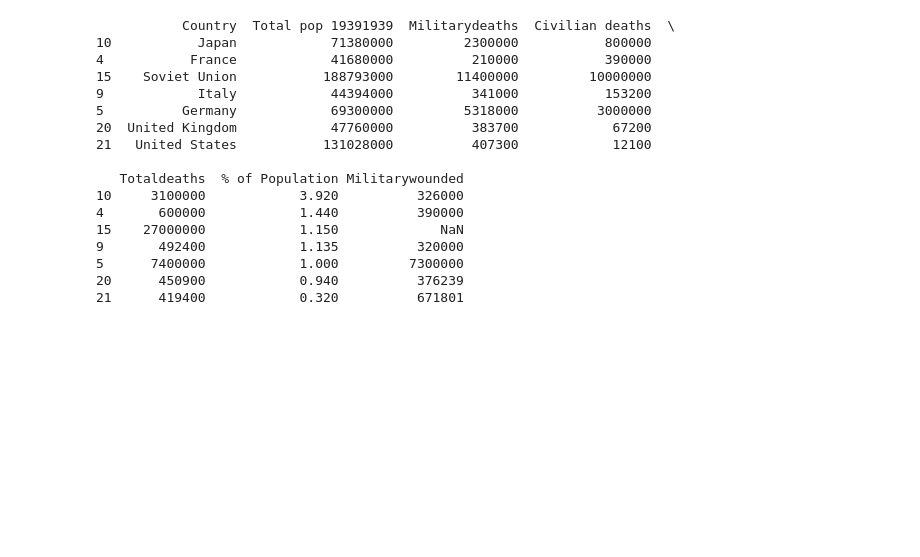
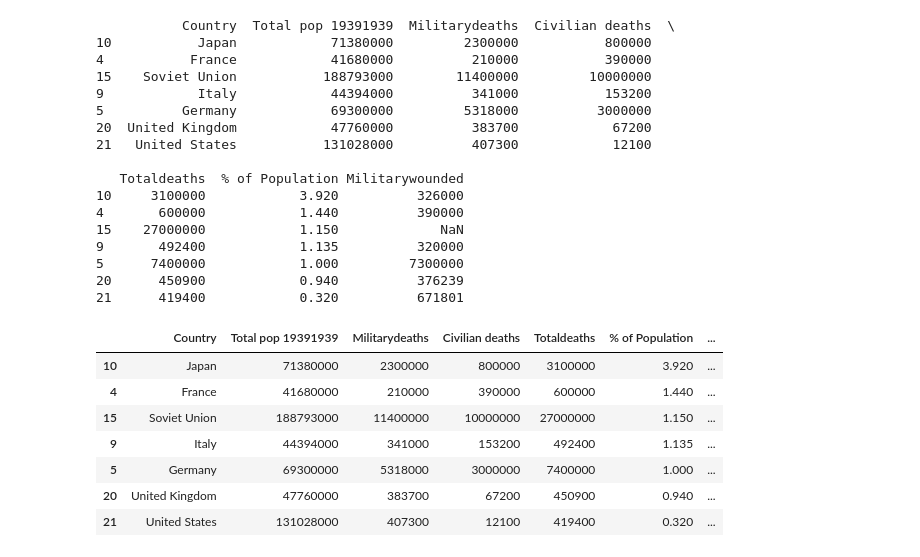
Before and after one commit to conorgleeson95/lecture4_workings, a Jupyter notebook: New Project.ipynb, the cells around one changed output. Cells and saved outputs as stored; diff of their text form; code cells hidden in the pictures; blank space fills up the shorter version.

Commit message:
drop duplicates

```diff
--- a/New Project.ipynb
+++ b/New Project.ipynb
@@ -224,3 +224,14 @@ print(WW2)
 5      7400000            1.000         7300000
 20      450900            0.940          376239
 21      419400            0.320          671801
+# %%
+WW2.drop_duplicates(subset=['Country'], keep=False)
+# %% [output]
+|  | Country | Total pop 19391939 | Militarydeaths | Civilian deaths | Totaldeaths | % of Population | ... |
+| 10 | Japan | 71380000 | 2300000 | 800000 | 3100000 | 3.920 | ... |
+| 4 | France | 41680000 | 210000 | 390000 | 600000 | 1.440 | ... |
+| 15 | Soviet Union | 188793000 | 11400000 | 10000000 | 27000000 | 1.150 | ... |
+| 9 | Italy | 44394000 | 341000 | 153200 | 492400 | 1.135 | ... |
+| 5 | Germany | 69300000 | 5318000 | 3000000 | 7400000 | 1.000 | ... |
+| 20 | United Kingdom | 47760000 | 383700 | 67200 | 450900 | 0.940 | ... |
+| 21 | United States | 131028000 | 407300 | 12100 | 419400 | 0.320 | ... |
```
